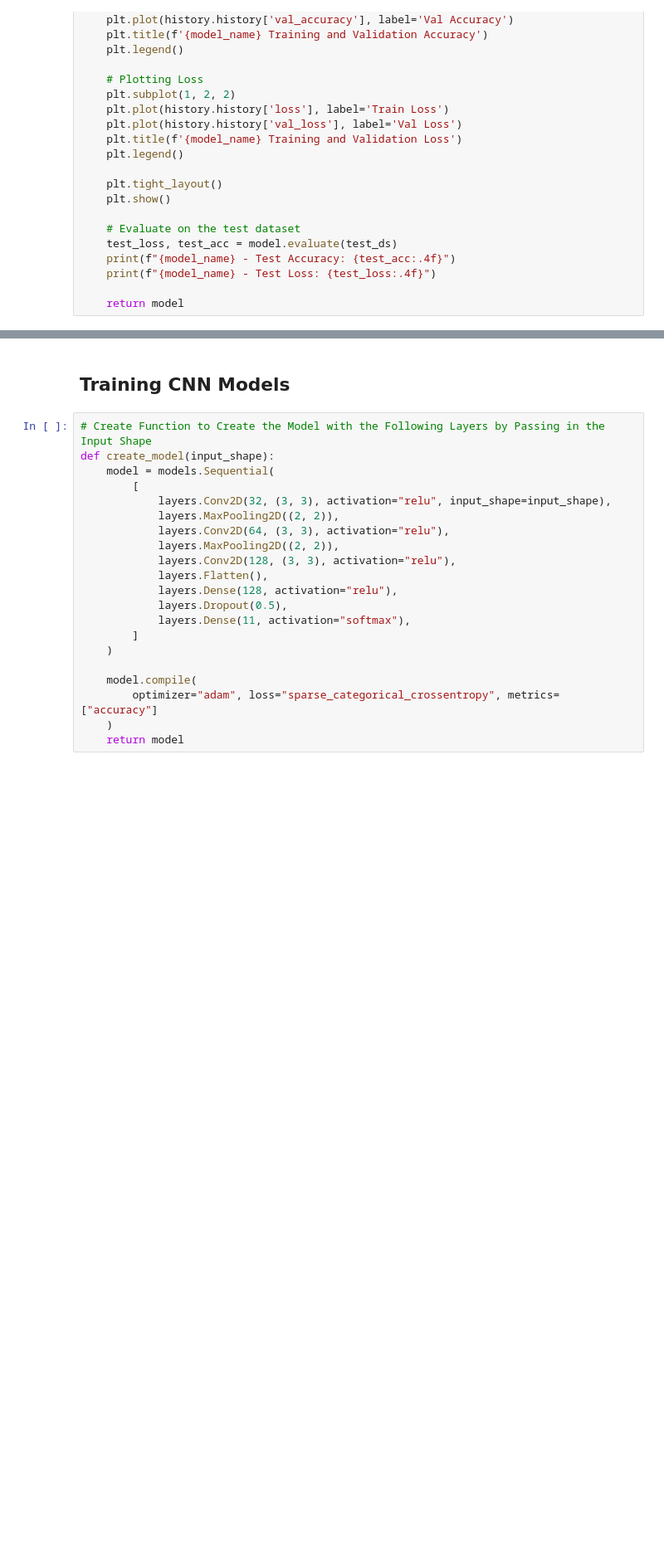
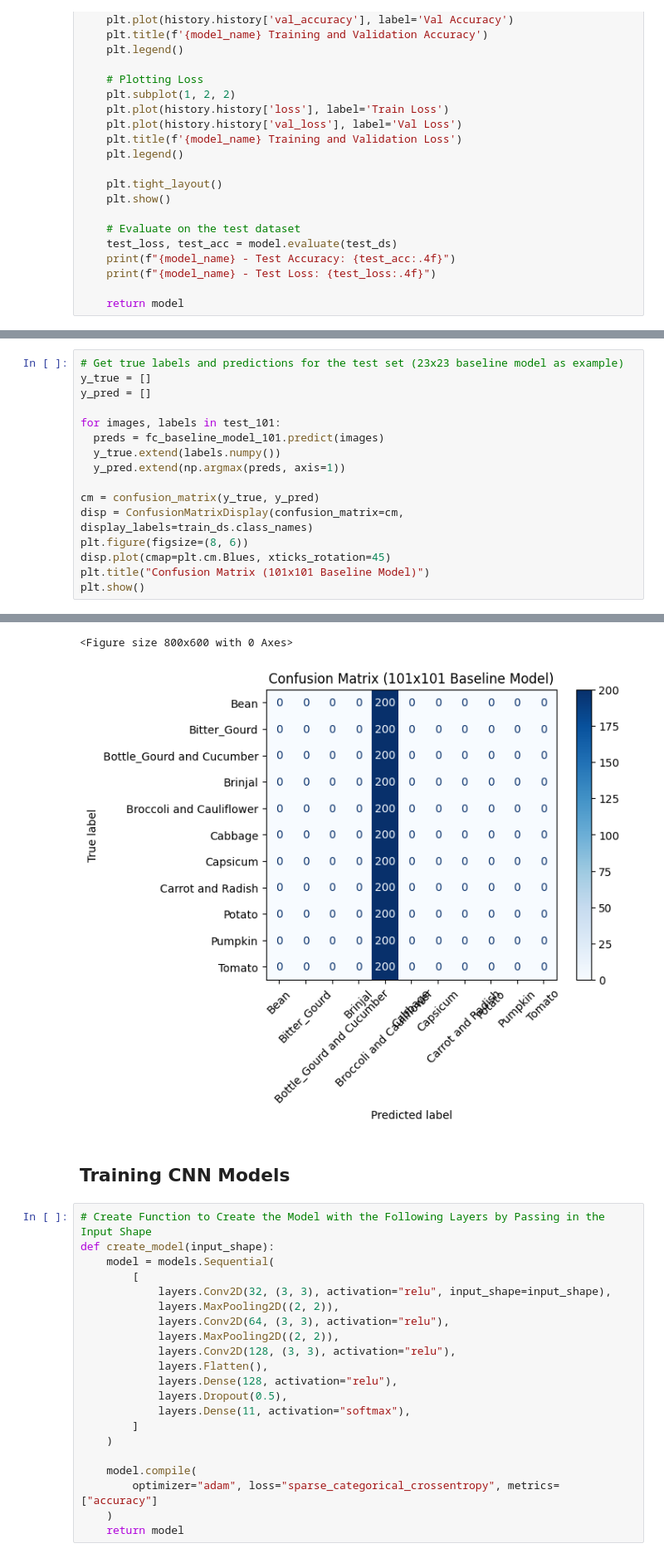
Before and after one commit to 4ndrrw/Vegetable-Image-Classifier-CNN, a Jupyter notebook: partA.ipynb, the cells around one changed output, grey strips where cells are left out. Shown at 83% size. Drawn from its saved outputs; the diff is of its cells as text; blank space fills up the shorter version.

```diff
--- a/partA.ipynb
+++ b/partA.ipynb
@@ -380,0 +381,17 @@ plt.show()
+# %%
+# Get true labels and predictions for the test set (23x23 baseline model as example)
+y_true = []
+y_pred = []
+
+for images, labels in test_101:
+  preds = fc_baseline_model_101.predict(images)
+  y_true.extend(labels.numpy())
+  y_pred.extend(np.argmax(preds, axis=1))
+
+cm = confusion_matrix(y_true, y_pred)
+disp = ConfusionMatrixDisplay(confusion_matrix=cm, display_labels=train_ds.class_names)
+plt.figure(figsize=(8, 6))
+disp.plot(cmap=plt.cm.Blues, xticks_rotation=45)
+plt.title("Confusion Matrix (101x101 Baseline Model)")
+plt.show()
+# %% [output]
@@ -381,3 +415,5 @@ plt.show()
+<Figure size 800x600 with 0 Axes>
+[figure, added]
 # %% [markdown]
 ## Training CNN Models
 # %%
```
Also changed, not shown: parts of 6 cells of this notebook.
